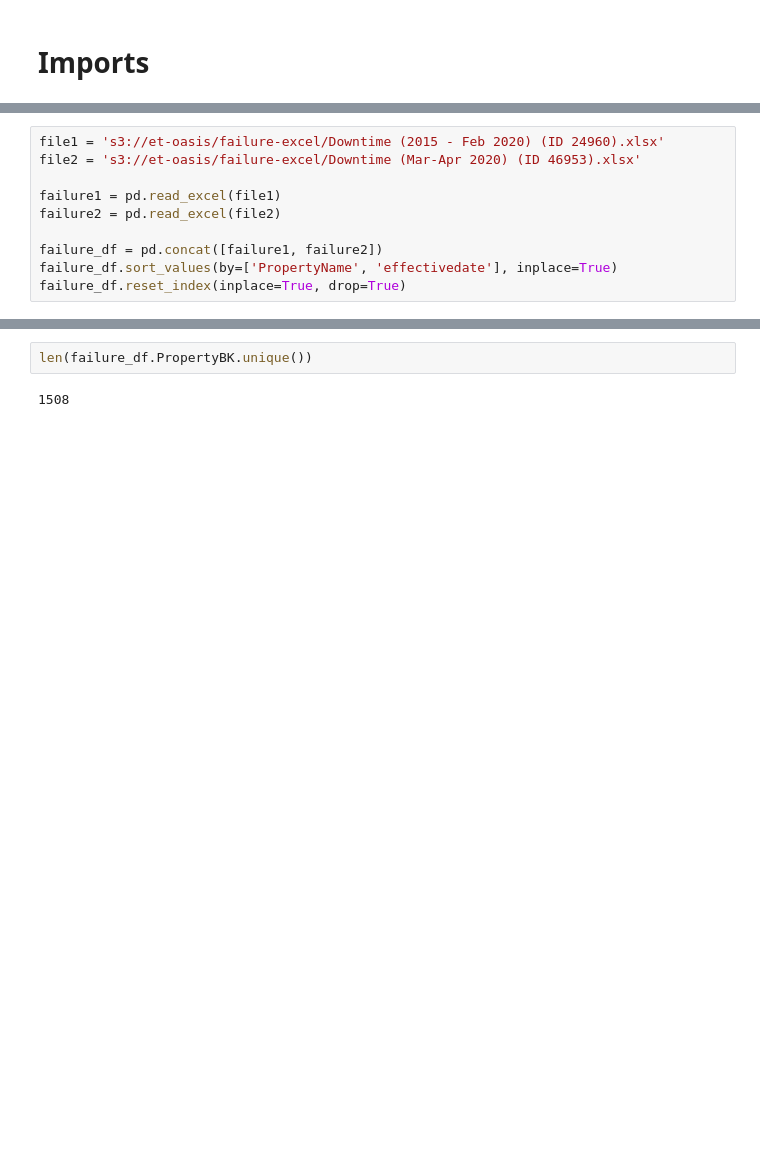
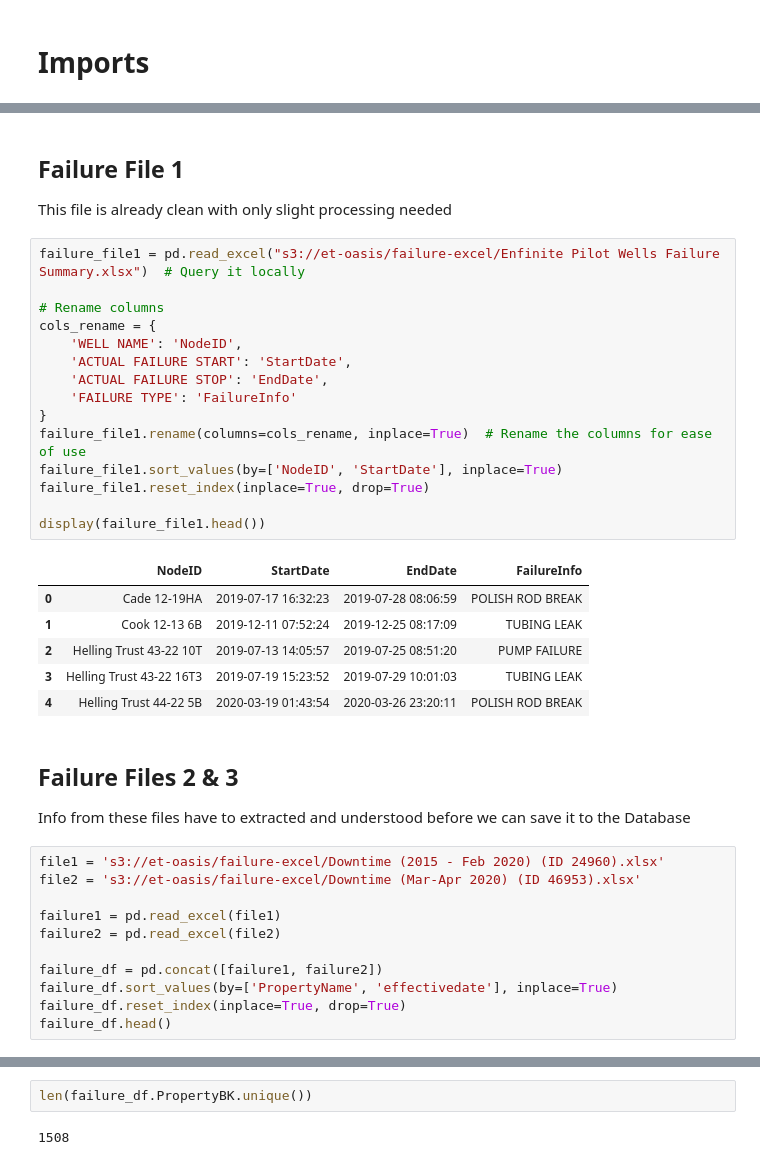
Before and after one commit to Ashitha97/ESP, a Jupyter notebook: Failure Forecasting/Extracting Failure Data.ipynb, the cells around one changed output, grey strips where cells are left out. Saved outputs shown, nothing was run; the diff lists cells and outputs as text; blank space fills up the shorter version.

Commit message:
Modfied project structure and folder names

```diff
--- a/data_analysis_notebooks/Failure Analysis.ipynb
+++ b/Failure Forecasting/Extracting Failure Data.ipynb
@@ -9,3 +48,33 @@ pd.set_option('display.max_rows', 10000)
+# %% [markdown]
+## Failure File 1
+
+This file is already clean with only slight processing needed
+# %%
+failure_file1 = pd.read_excel("s3://et-oasis/failure-excel/Enfinite Pilot Wells Failure Summary.xlsx")  # Query it locally
+
+# Rename columns
+cols_rename = {
+    'WELL NAME': 'NodeID',
+    'ACTUAL FAILURE START': 'StartDate',
+    'ACTUAL FAILURE STOP': 'EndDate',
+    'FAILURE TYPE': 'FailureInfo'
+}
+failure_file1.rename(columns=cols_rename, inplace=True)  # Rename the columns for ease of use
+failure_file1.sort_values(by=['NodeID', 'StartDate'], inplace=True)
+failure_file1.reset_index(inplace=True, drop=True)
+
+display(failure_file1.head())
+# %% [output]
+|  | NodeID | StartDate | EndDate | FailureInfo |
+| 0 | Cade 12-19HA | 2019-07-17 16:32:23 | 2019-07-28 08:06:59 | POLISH ROD BREAK |
+| 1 | Cook 12-13 6B | 2019-12-11 07:52:24 | 2019-12-25 08:17:09 | TUBING LEAK |
+| 2 | Helling Trust 43-22 10T | 2019-07-13 14:05:57 | 2019-07-25 08:51:20 | PUMP FAILURE |
+| 3 | Helling Trust 43-22 16T3 | 2019-07-19 15:23:52 | 2019-07-29 10:01:03 | TUBING LEAK |
+| 4 | Helling Trust 44-22 5B | 2020-03-19 01:43:54 | 2020-03-26 23:20:11 | POLISH ROD BREAK |
+# %% [markdown]
+## Failure Files 2 & 3
+
+Info from these files have to extracted and understood before we can save it to the Database
 # %%
 file1 = 's3://et-oasis/failure-excel/Downtime (2015 - Feb 2020) (ID 24960).xlsx'
 file2 = 's3://et-oasis/failure-excel/Downtime (Mar-Apr 2020) (ID 46953).xlsx'
@@ -16,4 +85,5 @@ failure2 = pd.read_excel(file2)
 failure_df = pd.concat([failure1, failure2])
 failure_df.sort_values(by=['PropertyName', 'effectivedate'], inplace=True)
 failure_df.reset_index(inplace=True, drop=True)
+failure_df.head()
 # %%
```
Also changed, not shown: parts of 12 cells of this notebook, 9 other files.
